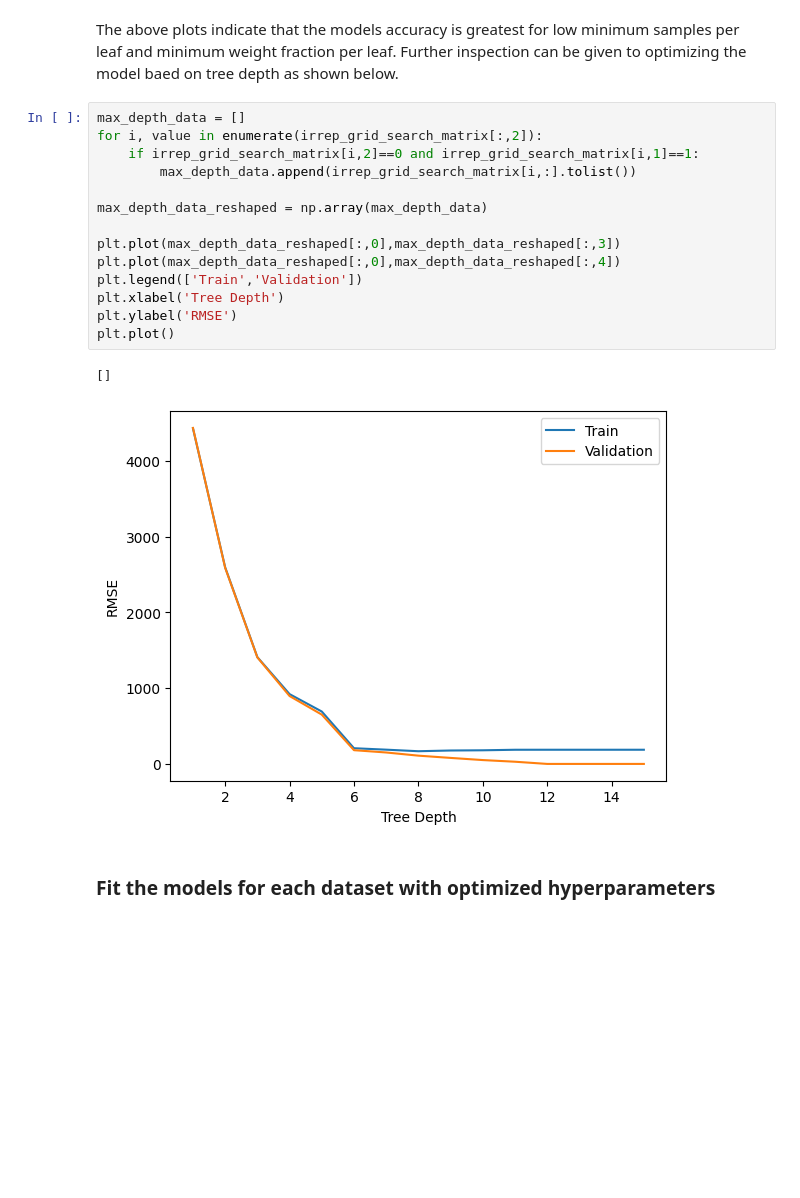
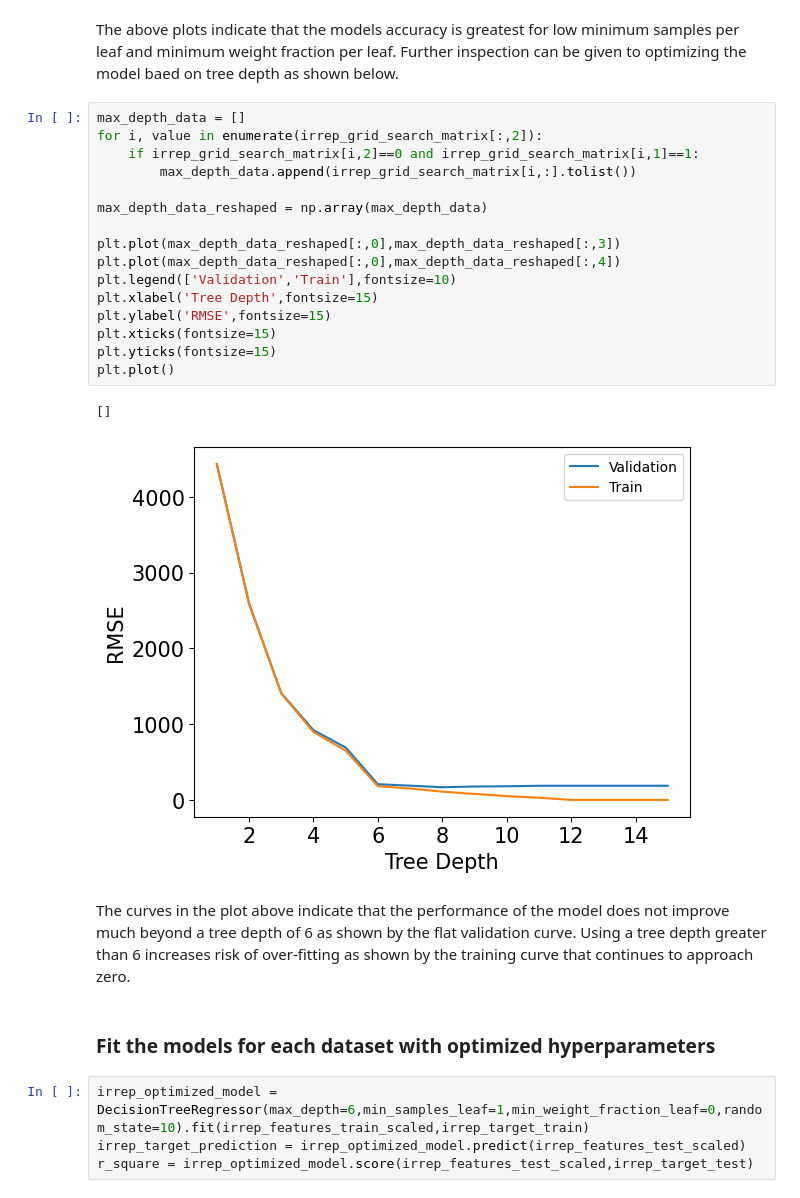
Before and after one commit to zvanfossan/kto-phonon-study, a Jupyter notebook: workflow.ipynb, the cells around one changed output. Saved outputs shown, nothing was run; the diff lists cells and outputs as text; blank space fills up the shorter version.

```diff
--- a/workflow.ipynb
+++ b/workflow.ipynb
@@ -297,19 +297,27 @@ The above plots indicate that the models accuracy is greatest for low minimum sa
 # %%
 max_depth_data = []
 for i, value in enumerate(irrep_grid_search_matrix[:,2]):
     if irrep_grid_search_matrix[i,2]==0 and irrep_grid_search_matrix[i,1]==1:
         max_depth_data.append(irrep_grid_search_matrix[i,:].tolist())
 
 max_depth_data_reshaped = np.array(max_depth_data)
 
 plt.plot(max_depth_data_reshaped[:,0],max_depth_data_reshaped[:,3])
 plt.plot(max_depth_data_reshaped[:,0],max_depth_data_reshaped[:,4])
-plt.legend(['Train','Validation'])
-plt.xlabel('Tree Depth')
-plt.ylabel('RMSE')
+plt.legend(['Validation','Train'],fontsize=10)
+plt.xlabel('Tree Depth',fontsize=15)
+plt.ylabel('RMSE',fontsize=15)
+plt.xticks(fontsize=15)
+plt.yticks(fontsize=15)
 plt.plot()
 # %% [output]
 []
-[figure, old version]
+[figure, new version]
+# %% [markdown]
+The curves in the plot above indicate that the performance of the model does not improve much beyond a tree depth of 6 as shown by the flat validation curve. Using a tree depth greater than 6 increases risk of over-fitting as shown by the training curve that continues to approach zero.
 # %% [markdown]
 ### Fit the models for each dataset with optimized hyperparameters
+# %%
+irrep_optimized_model = DecisionTreeRegressor(max_depth=6,min_samples_leaf=1,min_weight_fraction_leaf=0,random_state=10).fit(irrep_features_train_scaled,irrep_target_train)
+irrep_target_prediction = irrep_optimized_model.predict(irrep_features_test_scaled)
+r_square = irrep_optimized_model.score(irrep_features_test_scaled,irrep_target_test)
```
Also changed, not shown: parts of 1 cell of this notebook.
